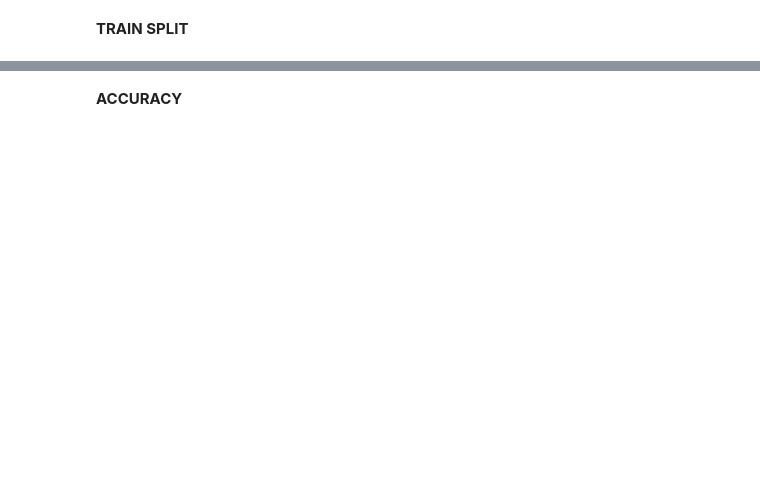
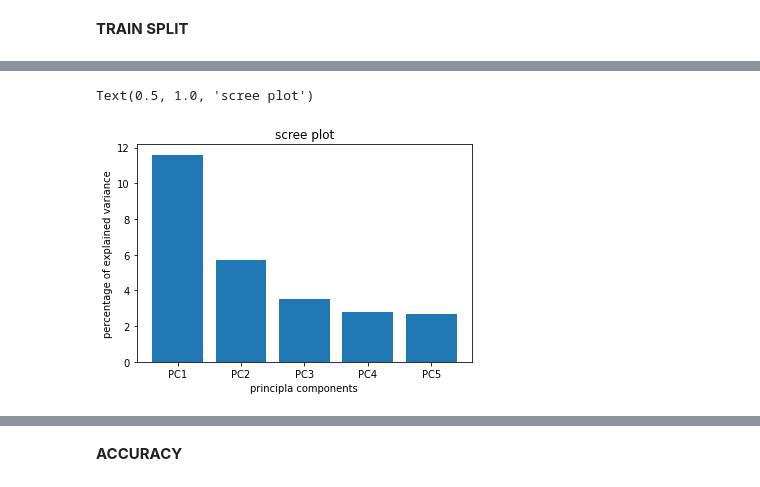
Before and after one commit to AshvinVignesh/Spam-Mail-Detection, a Jupyter notebook: SPAM_MAIL_CW_(DecisionTree).ipynb, the cells around one changed output, grey strips where cells are left out. Drawn from its saved outputs; the diff is of its cells as text; code cells hidden in the pictures; blank space fills up the shorter version.

```diff
--- a/SPAM_MAIL_CW_(DecisionTree).ipynb
+++ b/SPAM_MAIL_CW_(DecisionTree).ipynb
@@ -13,0 +83,5 @@ y= df['class'].values
+# %%
+scaler = StandardScaler()
+scaled_data = scaler.fit_transform(X)
+# %%
+X = pd.DataFrame( data = scaled_data , columns =X.columns)
@@ -13,0 +90,3 @@ y= df['class'].values
+# %%
+pca = PCA(n_components=5)
+principle_components =pca.fit_transform(X)
@@ -13,0 +103,10 @@ y= df['class'].values
+# %%
+per_var =np.round(pca.explained_variance_ratio_ * 100 , decimals=1)
+label = ['PC' + str(x) for x in range(1,len(per_var) + 1 )]
+plt.bar(x=range(1,len(per_var)+1),height = per_var , tick_label = label)
+plt.ylabel("percentage of explained variance")
+plt.xlabel('principla components')
+plt.title('scree plot')
+# %% [output]
+Text(0.5, 1.0, 'scree plot')
+[figure, added]
```
Also changed, not shown: parts of 16 cells of this notebook.
